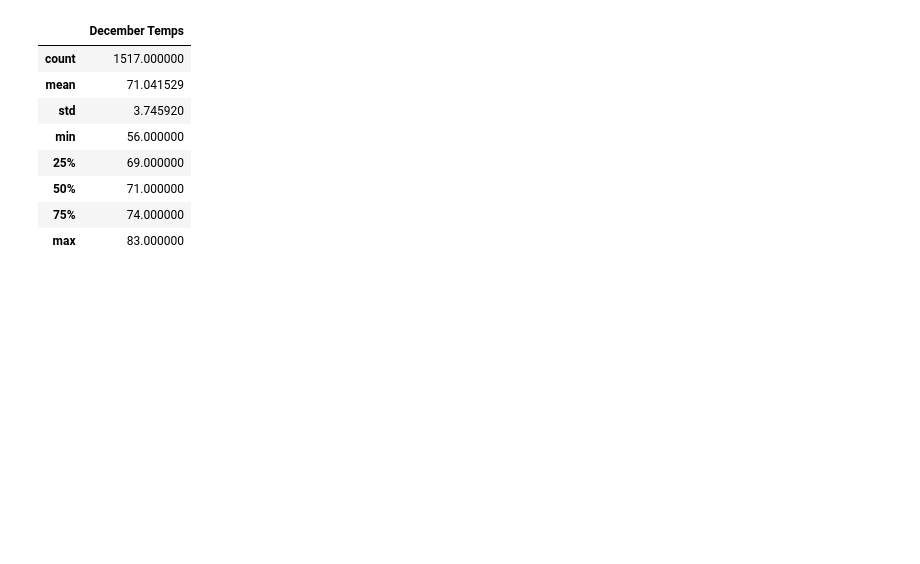
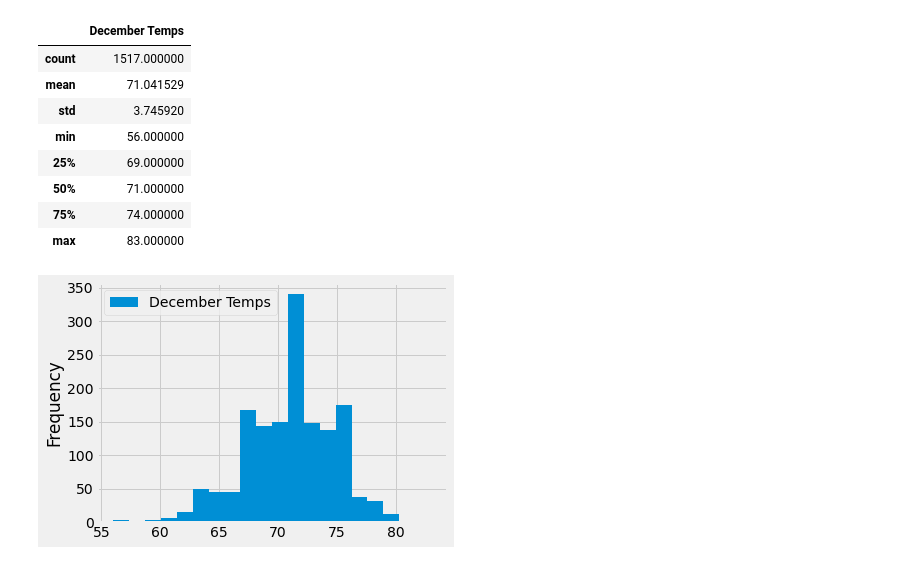
Before and after one commit to melpatjen16/surfs_up, a Jupyter notebook: SurfsUp_Challenge.ipynb, the cells around one changed output. Saved outputs shown, nothing was run; the diff lists cells and outputs as text; code cells hidden in the pictures; blank space fills up the shorter version.

```diff
--- a/SurfsUp_Challenge.ipynb
+++ b/SurfsUp_Challenge.ipynb
@@ -84,3 +94,8 @@ dec_df.describe()
 | 50% | 71.000000 |
 | 75% | 74.000000 |
 | max | 83.000000 |
+# %%
+dec_df.plot.hist(bins=20)
+plt.tight_layout()
+# %% [output]
+[figure, added]
```
Also changed, not shown: parts of 2 cells of this notebook, 6 other files.
